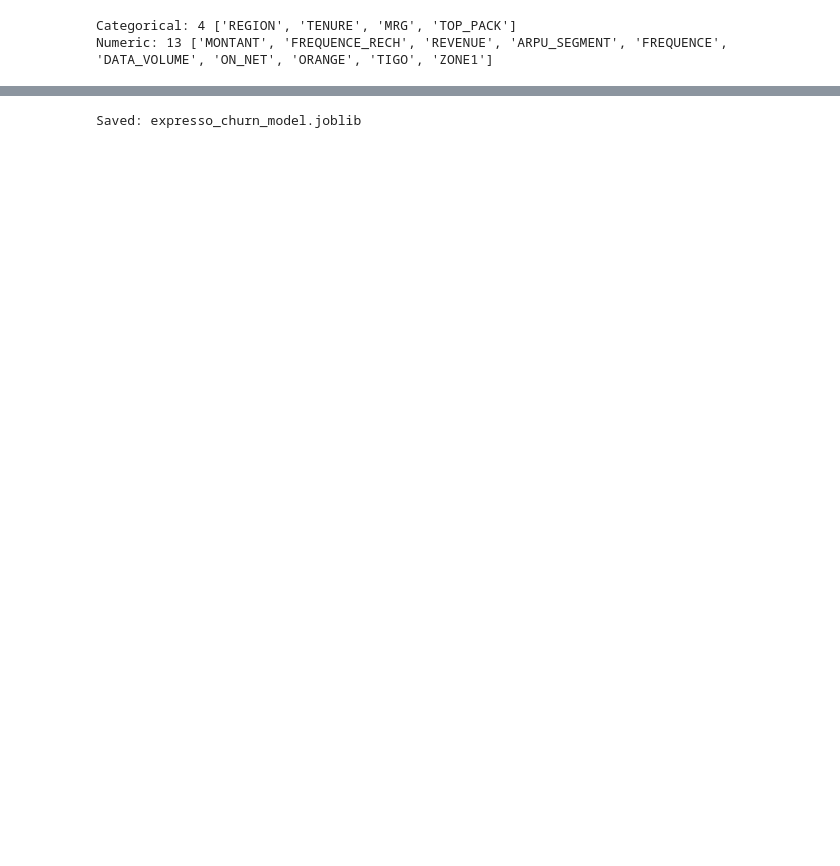
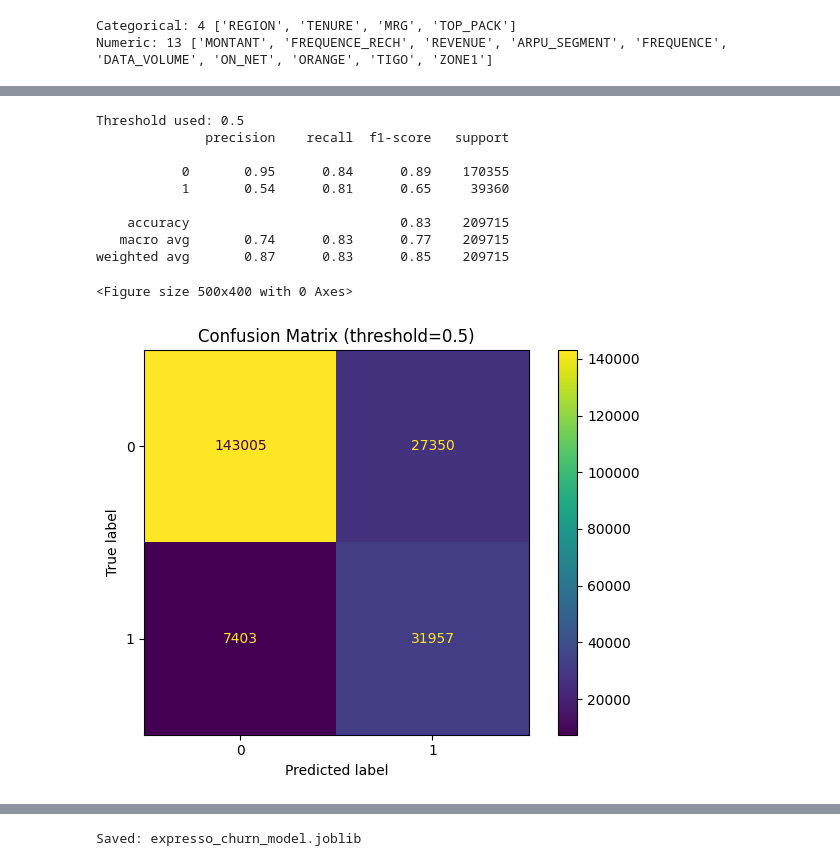
Before and after one commit to imenebna/expresso_streamlit_checkpoint, a Jupyter notebook: Expresso_Colab_Training.ipynb, the cells around one changed output, grey strips where cells are left out. Cells and saved outputs as stored; diff of their text form; code cells hidden in the pictures; blank space fills up the shorter version.

```diff
--- a/Expresso_Colab_Training.ipynb
+++ b/Expresso_Colab_Training.ipynb
@@ -168,0 +268,35 @@ weighted avg       0.87      0.85      0.86    209715
+# %%
+# VISUAL 4: Confusion Matrix
+from sklearn.metrics import classification_report, confusion_matrix, ConfusionMatrixDisplay
+import matplotlib.pyplot as plt
+
+# 1) Get probabilities for class 1 (churn)
+y_proba = model.predict_proba(X_test)[:, 1]
+
+# 2)  threshold
+threshold = 0.5
+y_pred = (y_proba >= threshold).astype(int)
+
+# 3) Report
+print("Threshold used:", threshold)
+print(classification_report(y_test, y_pred))
+
+# 4) Confusion matrix
+cm = confusion_matrix(y_test, y_pred)
+plt.figure(figsize=(5, 4))
+ConfusionMatrixDisplay(confusion_matrix=cm, display_labels=[0, 1]).plot(values_format="d")
+plt.title(f"Confusion Matrix (threshold={threshold})")
+plt.tight_layout()
+plt.show()
+# %% [output]
+Threshold used: 0.5
+              precision    recall  f1-score   support
+
+           0       0.95      0.84      0.89    170355
+           1       0.54      0.81      0.65     39360
+
+    accuracy                           0.83    209715
+   macro avg       0.74      0.83      0.77    209715
+weighted avg       0.87      0.83      0.85    209715
+<Figure size 500x400 with 0 Axes>
+[figure, added]
```
Also changed, not shown: parts of 15 cells of this notebook, 3 other files.
